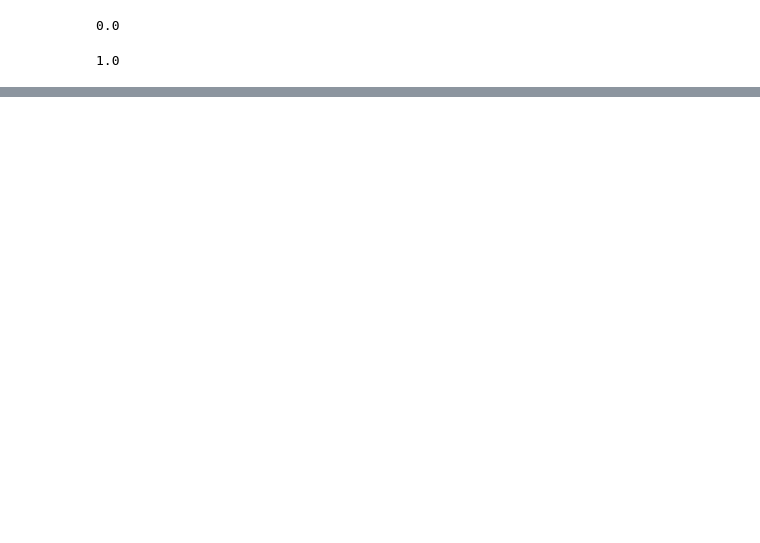
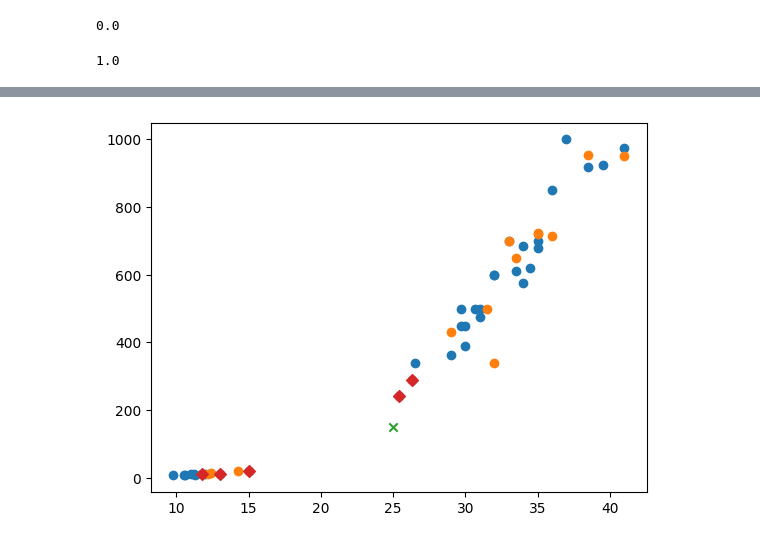
Before and after one commit to hayden-71/TIL, a Jupyter notebook: 머신러닝/01_knn_class.ipynb, the cells around one changed output, grey strips where cells are left out. Saved outputs shown, nothing was run; the diff lists cells and outputs as text; code cells hidden in the pictures; blank space fills up the shorter version.

```diff
--- a/머신러닝/01_knn_class.ipynb
+++ b/머신러닝/01_knn_class.ipynb
@@ -121,8 +125,11 @@ array([0])
 # %%
 distances, indexes = kn.kneighbors([[25, 150]])
 # %%
+# 스케일이 다르기 때문에..... 먼 놈을 참고하는 중
 plt.scatter(train_X['l'], train_X['w'])
 plt.scatter(test_X['l'], test_X['w'])
 plt.scatter([25], [150], marker='x')
-plt.scatter(train_X[indexes]['l'], train_X['indexes']['w'])
+plt.scatter(train_X.iloc[indexes[0]]['l'], train_X.iloc[indexes[0]]['w'], marker='D')
 plt.show()
+# %% [output]
+[figure, added]
```
Also changed, not shown: parts of 9 cells of this notebook, 3 other files.
